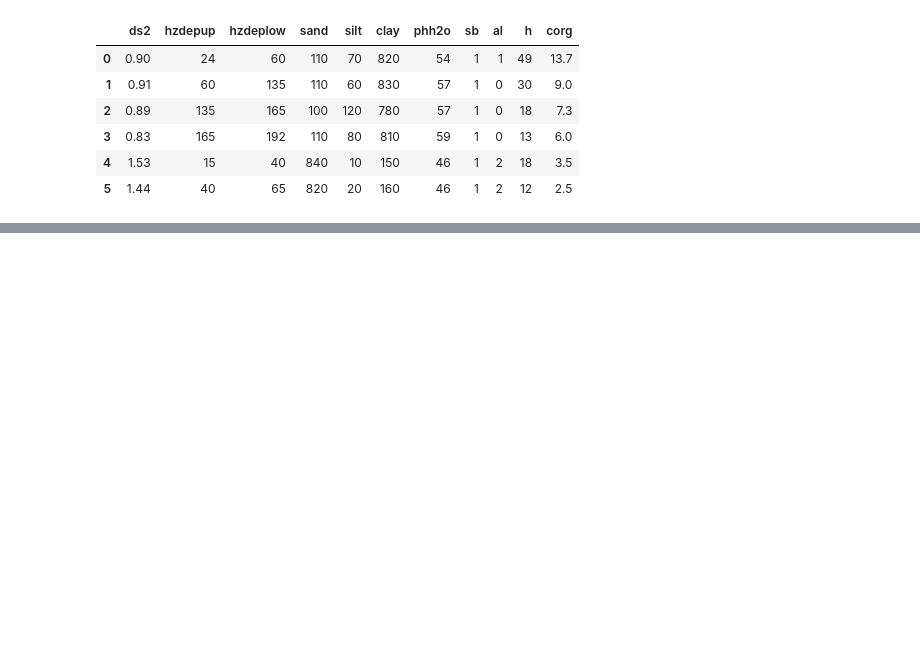
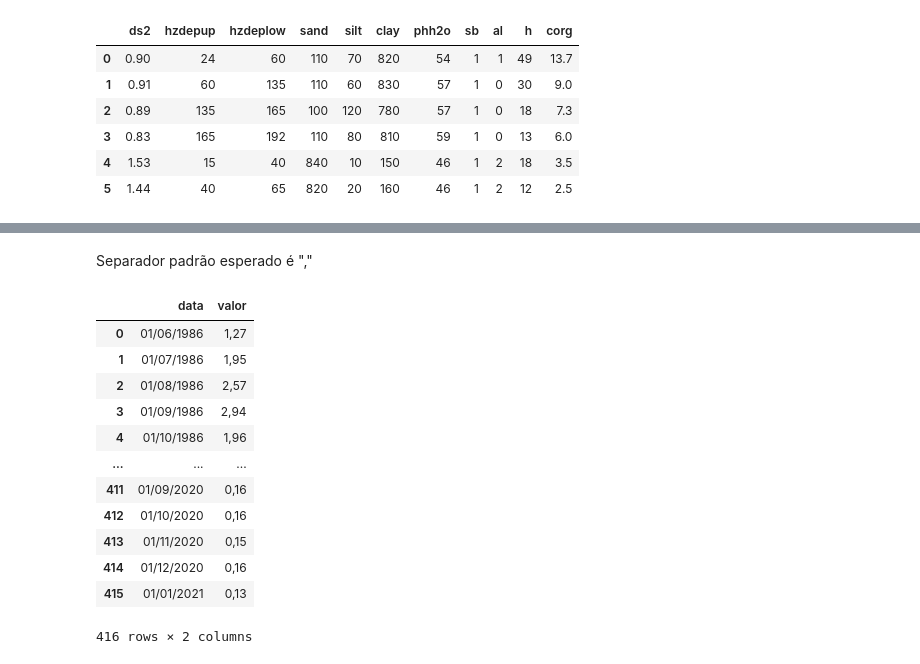
Before and after one commit to robertosgpontes/DataScience, a Jupyter notebook: loadData.ipynb, the cells around one changed output, grey strips where cells are left out. Cells and saved outputs as stored; diff of their text form; code cells hidden in the pictures; blank space fills up the shorter version.

```diff
--- a/loadData.ipynb
+++ b/loadData.ipynb
@@ -58,0 +145,21 @@ df
+# %% [markdown]
+Separador padrão esperado é ","
+# %%
+df = pd.read_csv(
+    filepath_or_buffer='dataset/bcb/selic.csv',
+    sep=';')
+df
+# %% [output]
+|  | data | valor |
+| 0 | 01/06/1986 | 1,27 |
+| 1 | 01/07/1986 | 1,95 |
+| 2 | 01/08/1986 | 2,57 |
+| 3 | 01/09/1986 | 2,94 |
+| 4 | 01/10/1986 | 1,96 |
+| ... | ... | ... |
+| 411 | 01/09/2020 | 0,16 |
+| 412 | 01/10/2020 | 0,16 |
+| 413 | 01/11/2020 | 0,15 |
+| 414 | 01/12/2020 | 0,16 |
+| 415 | 01/01/2021 | 0,13 |
+416 rows × 2 columns
```
Also changed, not shown: parts of 23 cells of this notebook, 3 other files.
